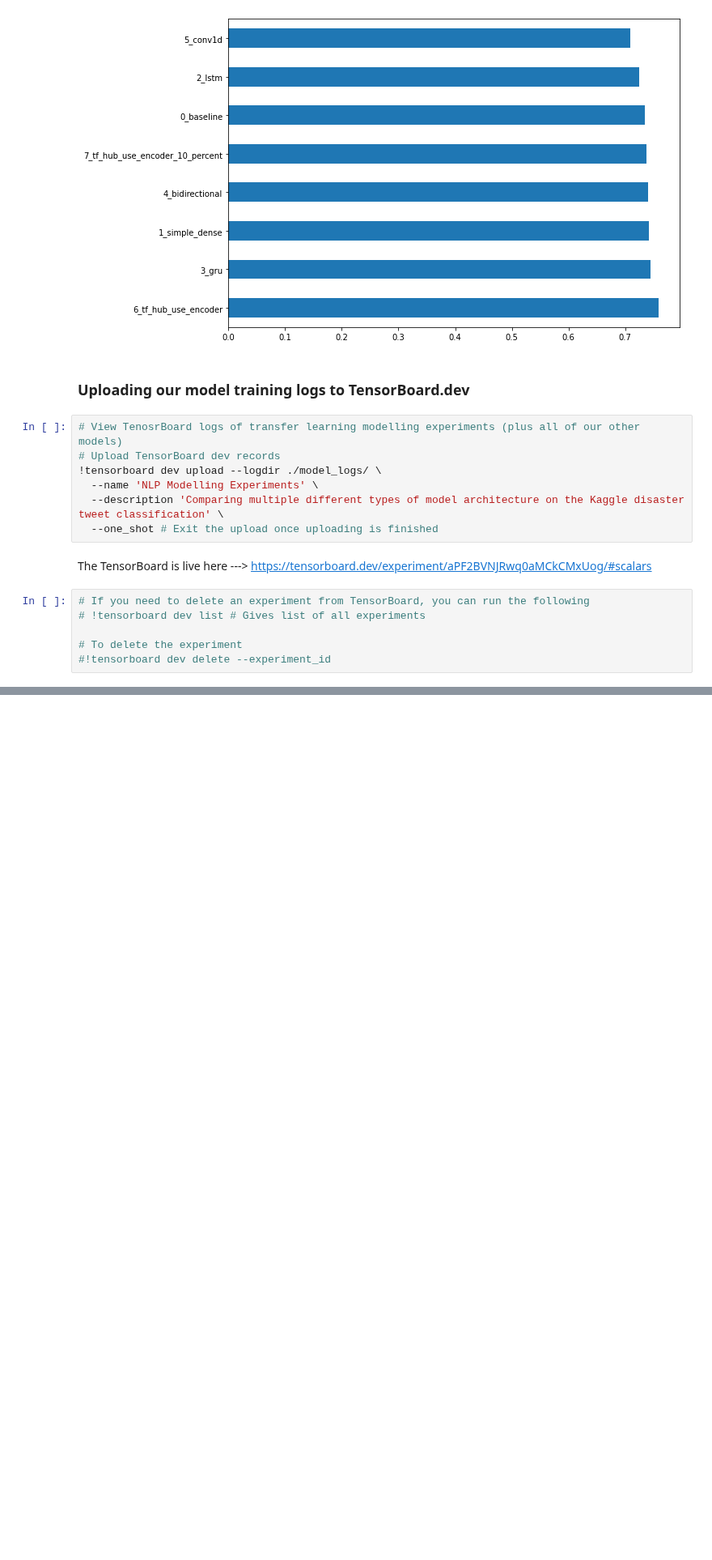
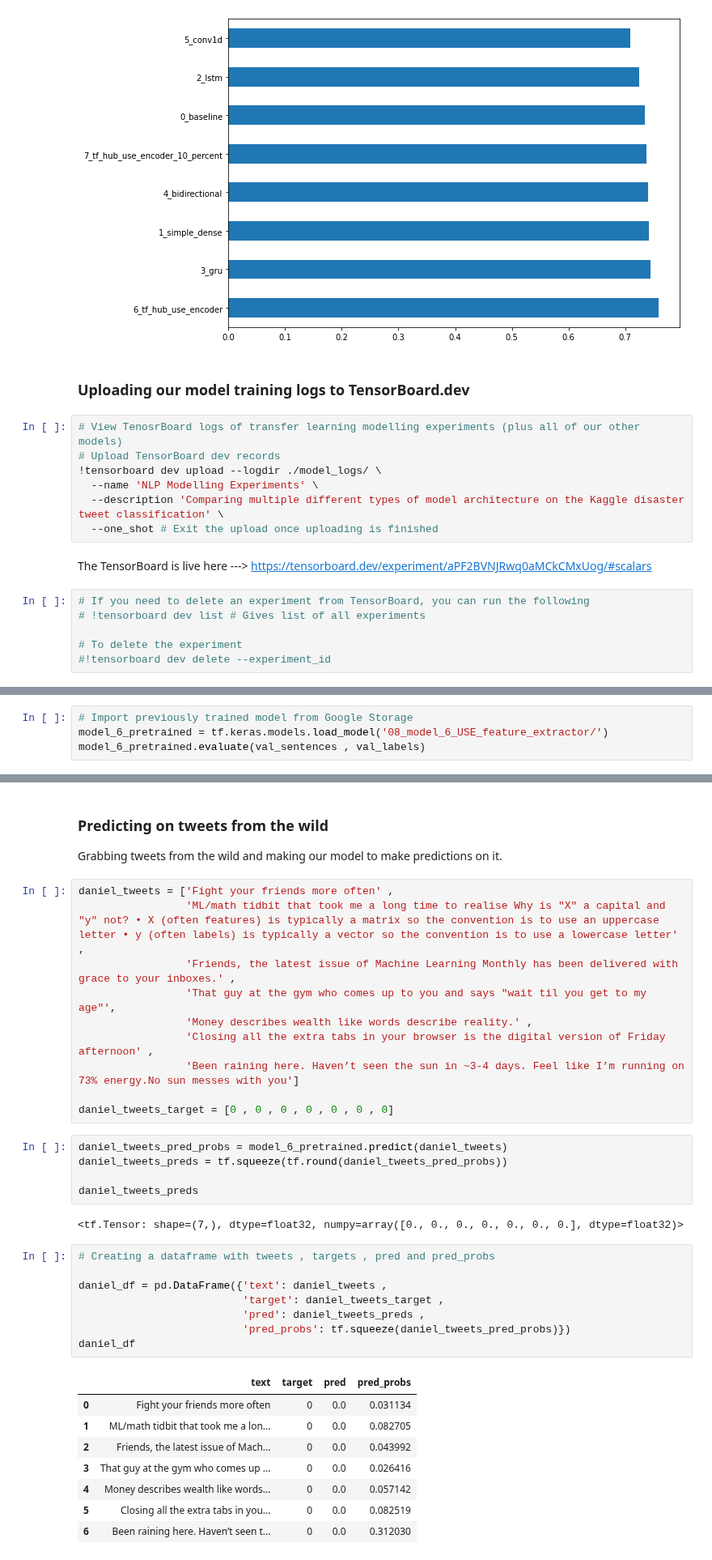
Before and after one commit to ashikshafi08/Learning_Tensorflow, a Jupyter notebook: Notebooks/Introduction_to_NLP_with_TensorFlow.ipynb, the cells around one changed output, grey strips where cells are left out. Shown at 81% size. Drawn from its saved outputs; the diff is of its cells as text; blank space fills up the shorter version.

```diff
--- a/Notebooks/Introduction_to_NLP_with_TensorFlow.ipynb
+++ b/Notebooks/Introduction_to_NLP_with_TensorFlow.ipynb
@@ -2379,0 +2497,4 @@ The TensorBoard is live here ---> https://tensorboard.dev/experiment/aPF2BVNJRwq
+# %%
+# Import previously trained model from Google Storage
+model_6_pretrained = tf.keras.models.load_model('08_model_6_USE_feature_extractor/')
+model_6_pretrained.evaluate(val_sentences , val_labels)
@@ -2379,0 +2687,38 @@ The TensorBoard is live here ---> https://tensorboard.dev/experiment/aPF2BVNJRwq
+# %% [markdown]
+### Predicting on tweets from the wild
+
+Grabbing tweets from the wild and making our model to make predictions on it.
+# %%
+daniel_tweets = ['Fight your friends more often' ,
+                 'ML/math tidbit that took me a long time to realise Why is "X" a capital and "y" not? • X (often features) is typically a matrix so the convention is to use an uppercase letter • y (often labels) is typically a vector so the convention is to use a lowercase letter' ,
+                 'Friends, the latest issue of Machine Learning Monthly has been delivered with grace to your inboxes.' ,
+                 'That guy at the gym who comes up to you and says "wait til you get to my age"',
+                 'Money describes wealth like words describe reality.' ,
+                 'Closing all the extra tabs in your browser is the digital version of Friday afternoon' ,
+                 'Been raining here. Haven’t seen the sun in ~3-4 days. Feel like I’m running on 73% energy.No sun messes with you']
+
+daniel_tweets_target = [0 , 0 , 0 , 0 , 0 , 0 , 0]
+# %%
+daniel_tweets_pred_probs = model_6_pretrained.predict(daniel_tweets)
+daniel_tweets_preds = tf.squeeze(tf.round(daniel_tweets_pred_probs))
+
+daniel_tweets_preds
+# %% [output]
+<tf.Tensor: shape=(7,), dtype=float32, numpy=array([0., 0., 0., 0., 0., 0., 0.], dtype=float32)>
+# %%
+# Creating a dataframe with tweets , targets , pred and pred_probs
+
+daniel_df = pd.DataFrame({'text': daniel_tweets ,
+                          'target': daniel_tweets_target ,
+                          'pred': daniel_tweets_preds ,
+                          'pred_probs': tf.squeeze(daniel_tweets_pred_probs)})
+daniel_df
+# %% [output]
+|  | text | target | pred | pred_probs |
+| 0 | Fight your friends more often | 0 | 0.0 | 0.031134 |
+| 1 | ML/math tidbit that took me a lon... | 0 | 0.0 | 0.082705 |
+| 2 | Friends, the latest issue of Mach... | 0 | 0.0 | 0.043992 |
+| 3 | That guy at the gym who comes up ... | 0 | 0.0 | 0.026416 |
+| 4 | Money describes wealth like words... | 0 | 0.0 | 0.057142 |
+| 5 | Closing all the extra tabs in you... | 0 | 0.0 | 0.082519 |
+| 6 | Been raining here. Haven’t seen t... | 0 | 0.0 | 0.312030 |
```
Also changed, not shown: parts of 29 cells of this notebook.
